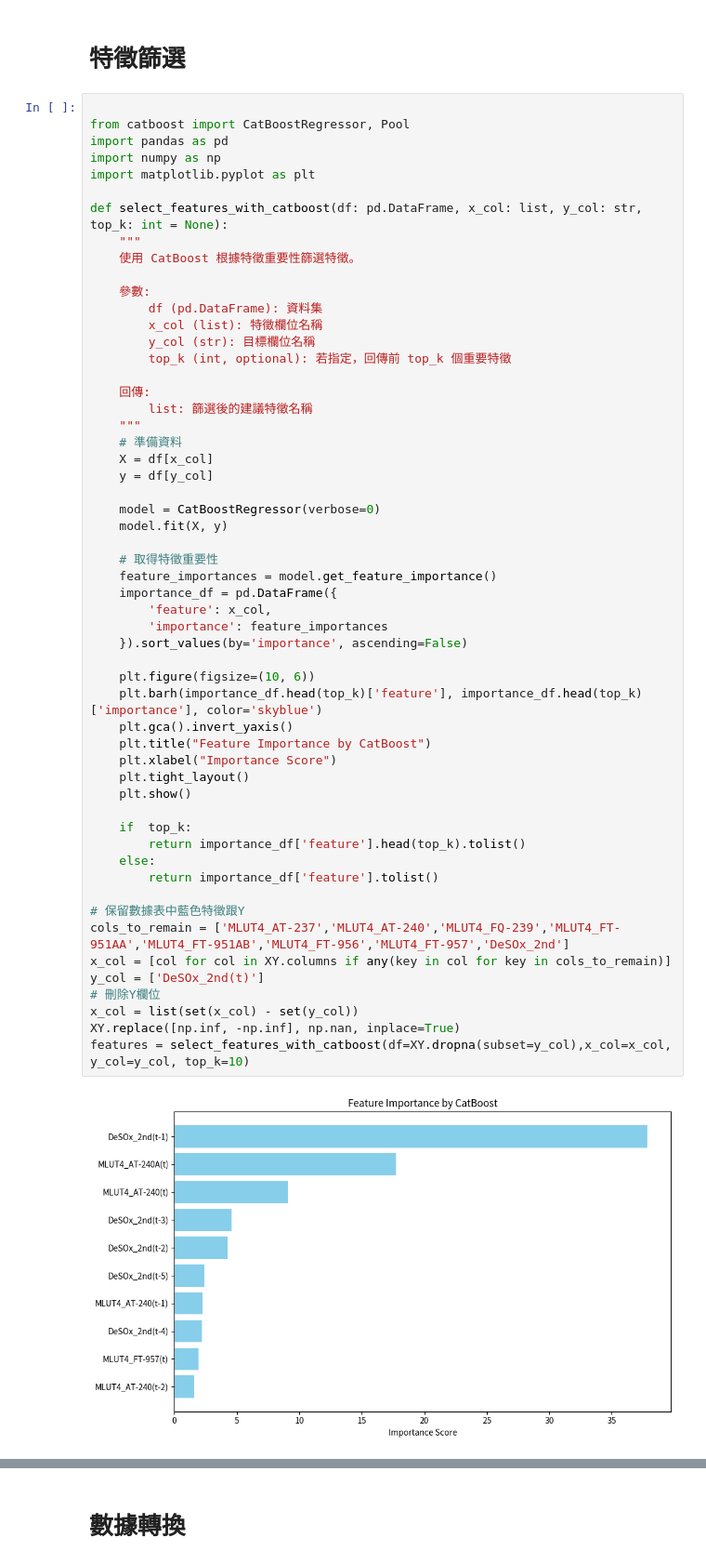
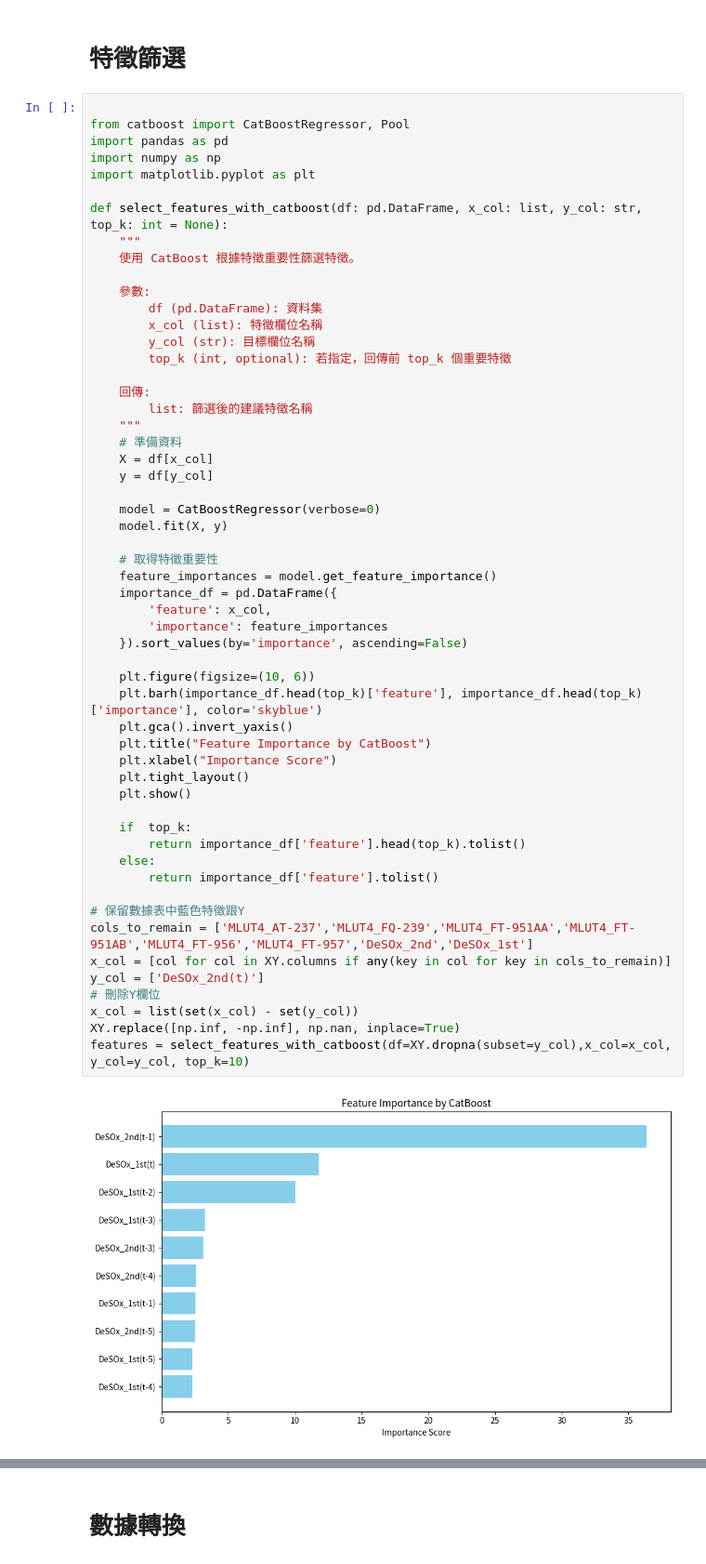
Before and after one commit to skywalker0803r/CFB, a Jupyter notebook: NARX第二段脫硫效率.ipynb, the cells around one changed output, grey strips where cells are left out. Shown at 93% size. Cells and saved outputs as stored; diff of their text form.

```diff
--- a/NARX第二段脫硫效率.ipynb
+++ b/NARX第二段脫硫效率.ipynb
@@ -401,35 +402,35 @@ def select_features_with_catboost(df: pd.DataFrame, x_col: list, y_col: str, top
     model.fit(X, y)
 
     # 取得特徵重要性
     feature_importances = model.get_feature_importance()
     importance_df = pd.DataFrame({
         'feature': x_col,
         'importance': feature_importances
     }).sort_values(by='importance', ascending=False)
 
     plt.figure(figsize=(10, 6))
     plt.barh(importance_df.head(top_k)['feature'], importance_df.head(top_k)['importance'], color='skyblue')
     plt.gca().invert_yaxis()
     plt.title("Feature Importance by CatBoost")
     plt.xlabel("Importance Score")
     plt.tight_layout()
     plt.show()
 
     if  top_k:
         return importance_df['feature'].head(top_k).tolist()
     else:
         return importance_df['feature'].tolist()
 
 # 保留數據表中藍色特徵跟Y
-cols_to_remain = ['MLUT4_AT-237','MLUT4_AT-240','MLUT4_FQ-239','MLUT4_FT-951AA','MLUT4_FT-951AB','MLUT4_FT-956','MLUT4_FT-957','DeSOx_2nd']
+cols_to_remain = ['MLUT4_AT-237','MLUT4_FQ-239','MLUT4_FT-951AA','MLUT4_FT-951AB','MLUT4_FT-956','MLUT4_FT-957','DeSOx_2nd','DeSOx_1st']
 x_col = [col for col in XY.columns if any(key in col for key in cols_to_remain)]
 y_col = ['DeSOx_2nd(t)']
 # 刪除Y欄位
 x_col = list(set(x_col) - set(y_col))
 XY.replace([np.inf, -np.inf], np.nan, inplace=True)
 features = select_features_with_catboost(df=XY.dropna(subset=y_col),x_col=x_col, y_col=y_col, top_k=10)
 # %% [output]
-[figure, old version]
+[figure, new version]
 # %%
 for i in features:
   plt.scatter(XY[i],XY['DeSOx_2nd(t)'])
```
Also changed, not shown: parts of 9 cells of this notebook.
